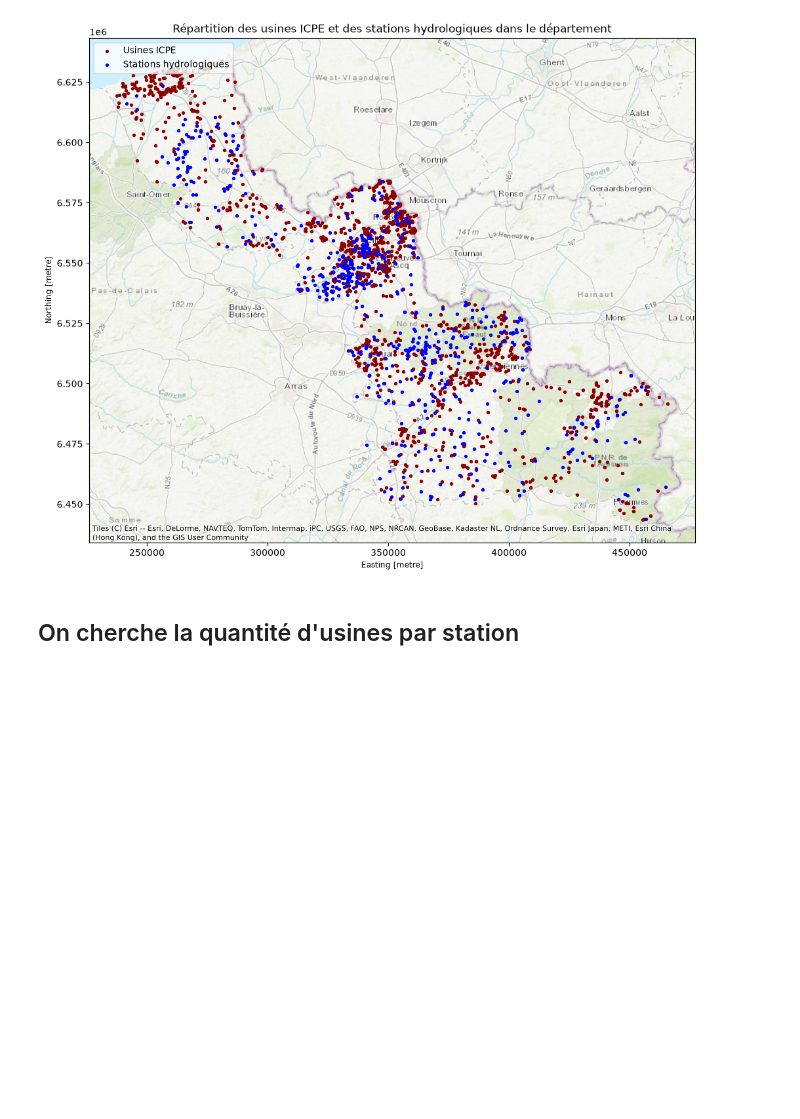
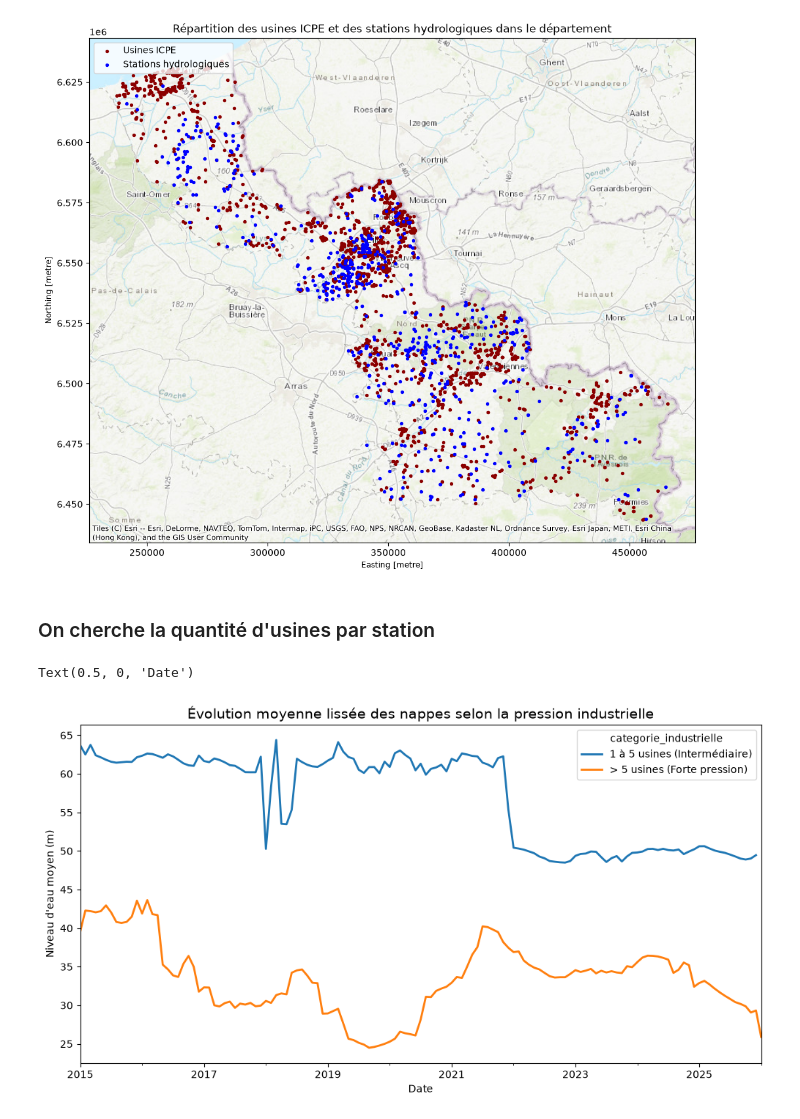
Before and after one commit to Nathan-de-J/PYDS, a Jupyter notebook: website/code/index.ipynb, the cells around one changed output. Drawn from its saved outputs; the diff is of its cells as text; code cells hidden in the pictures; blank space fills up the shorter version.

```diff
--- a/website/code/index.ipynb
+++ b/website/code/index.ipynb
@@ -283,7 +279,7 @@ plt.title("Répartition des usines ICPE et des stations hydrologiques dans le d
 Text(0.5, 1.0, 'Répartition des usines ICPE et des stations hydrologiques dans le département')
 [figure]
 # %% [markdown]
-## On cherche la quantité d'usines par station
+### On cherche la quantité d'usines par station
 # %%
 #On veut le nombre d'usines qui sont dans les 5km de chaque station
 r = 5 * 1000
@@ -299,3 +295,22 @@ stations["nb_usines_5km"] = stations["nb_usines_5km"].fillna(0).astype(int) #On
 
 #On rajoute une colonne dans le tableau chroniques qui indique la pression industrielle (nb d'usines dans un rayon de 5km qui exploitent probablement la nappe)
 chroniques = chroniques.merge(stations[["code_bss", "nb_usines_5km"]], on="code_bss", how="inner")
+# %%
+# Visualisation
+conditions = [
+    (chroniques['nb_usines_5km'] == 0),
+    (chroniques['nb_usines_5km'] > 0) & (chroniques['nb_usines_5km'] <= 5),
+    (chroniques['nb_usines_5km'] > 5)
+]
+choix = ['0 usine (Zone rurale)', '1 à 5 usines (Intermédiaire)', '> 5 usines (Forte pression)']
+chroniques['categorie_industrielle'] = np.select(conditions, choix, default='Inconnu')
+
+evolution_lisse = chroniques.groupby(['date_mois_annee', 'categorie_industrielle'])['niveau_nappe_eau'].mean().unstack()
+
+evolution_lisse.plot(figsize=(12, 6), linewidth=2)
+plt.title("Évolution moyenne lissée des nappes selon la pression industrielle", fontsize=14)
+plt.ylabel("Niveau d'eau moyen (m)")
+plt.xlabel("Date")
+# %% [output]
+Text(0.5, 0, 'Date')
+[figure, added]
```
Also changed, not shown: parts of 42 cells of this notebook.
